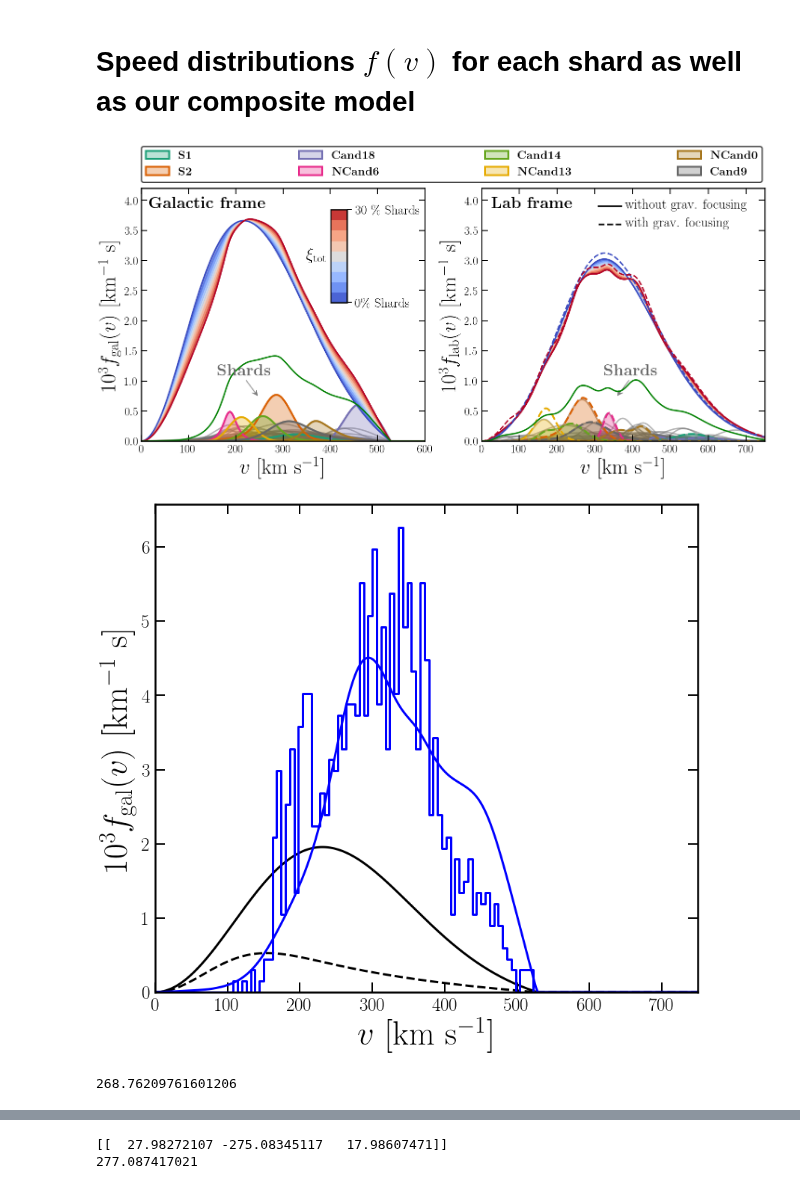
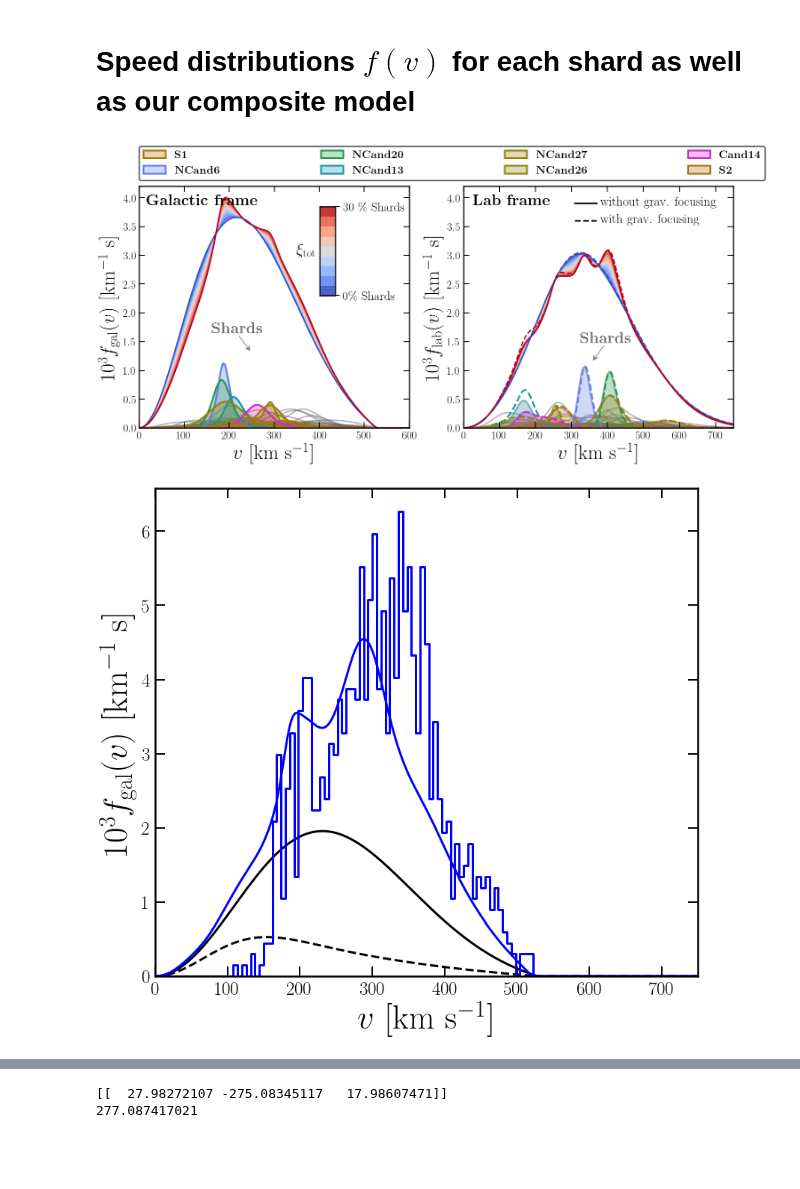
Before and after one commit to cajohare/DarkShards, a Jupyter notebook: code/Plot_SpeedDistributions.ipynb, the cells around one changed output, grey strips where cells are left out. Drawn from its saved outputs; the diff is of its cells as text; code cells hidden in the pictures; blank space fills up the shorter version.

```diff
--- a/code/Plot_SpeedDistributions.ipynb
+++ b/code/Plot_SpeedDistributions.ipynb
@@ -48,8 +48,8 @@ dispersions[0:(nshards),1] = df.sigy
 dispersions[0:(nshards),2] = df.sigz
 pops = df.population
 Psun = df.Psun
-#weights = pops*norm.pdf(Psun,loc=0.0,scale=1.0)/norm.pdf(0.0,loc=0.0,scale=1.0)
-weights = pops
+weights = norm.pdf(Psun,loc=0.0,scale=1.0)/norm.pdf(0.0,loc=0.0,scale=1.0)
+#weights = pops
 weights /= sum(weights)
 
 
@@ -132,6 +132,7 @@ y2_lab = 1e3*(xi_vals[-1]*sum(fv_lab,0)+(1.0-xi_vals[-1])*fv0_lab)
 y2_gal = 1e3*(xi_vals[-1]*sum(fv_gal,0)+(1.0-xi_vals[-1])*fv0_gal)
 y2_gf = 1e3*(xi_vals[-1]*sum(fv_gf,0)+(1.0-xi_vals[-1])*fv0_gf)
 fvs_lab = sum(fv_lab,0)
+fvs_gf = sum(fv_gf,0)
 fvs_gal = sum(fv_gal,0)
 for i in range(0,n_xi):
     xi = xi_vals[i]
@@ -150,9 +151,6 @@ ax2.plot(v,y2_lab,'-',color=col[-1,:],linewidth=3)
 ax2.plot(v,1e3*fv0_gf,'--',color=col[0,:],linewidth=3)
 ax2.plot(v,y2_gf,'--',color=col[-1,:],linewidth=3)
 
-ax1.plot(v,1e3*fvs_gal*xi_max,'g-',lw=3)
-ax2.plot(v,1e3*fvs_lab*xi_max,'g-',lw=3)
-
 
 
 # second "legend" for with/without GF
@@ -162,6 +160,8 @@ ax2.text(380,3.9-0.038,'without grav. focusing',fontsize=29)
 ax2.text(380,3.6-0.038,'with grav. focusing',fontsize=29)
 
 # Plot individual streams
+#ax1.plot(v,1e3*fvs_gal/2,'g-',lw=3)
+#ax2.plot(v,1e3*fvs_lab/2,'g-',lw=3)
 for i in range(0,nshards):
     ax1.plot(v,1e3*fv_gal[i,:],color='dimgray',alpha=0.5,linewidth=3,zorder=0)
     ax2.plot(v,1e3*fv_lab[i,:],color='dimgray',alpha=0.5,linewidth=3,zorder=0)
@@ -179,16 +179,17 @@ else:
     Examples = append('S1',Examples)
     Examples = Examples[0:-1]
 
-col_ex = (cm.Dark2(linspace(0,1,nex)))
+import cmocean
+col_ex = (cmocean.cm.phase(linspace(0,1,nshards)))
 alph= 0.3
 for i in range(0,size(Examples)):
     j = shard_label.index(Examples[i])
-    ax1.fill_between(v,1e3*fv_gal[j,:],color=col_ex[i,:],lw=4,alpha=alph,zorder=1)
-    ax1.plot(v,1e3*fv_gal[j,:],color=col_ex[i,:],lw=4,zorder=1)
-    ax1.fill_between([-1,-1],[-1,-3],facecolor=col_alpha(col_ex[i,:],alpha=alph),edgecolor=col_ex[i,:],lw=4,label=r'{\bf '+Examples[i]+r'}',zorder=1)
+    ax1.fill_between(v,1e3*fv_gal[j,:],color=col_ex[j,:],lw=4,alpha=alph,zorder=1)
+    ax1.plot(v,1e3*fv_gal[j,:],color=col_ex[j,:],lw=4,zorder=1)
+    ax1.fill_between([-1,-1],[-1,-3],facecolor=col_alpha(col_ex[j,:],alpha=alph),edgecolor=col_ex[j,:],lw=4,label=r'{\bf '+Examples[i]+r'}',zorder=1)
 
-    ax2.fill_between(v,1e3*fv_lab[j,:],color=col_ex[i,:],lw=4,alpha=alph,zorder=1)
-    ax2.plot(v,1e3*fv_gf[j,:],'--',color=col_ex[i,:],lw=4,zorder=1)
+    ax2.fill_between(v,1e3*fv_lab[j,:],color=col_ex[j,:],lw=4,alpha=alph,zorder=1)
+    ax2.plot(v,1e3*fv_gf[j,:],'--',color=col_ex[j,:],lw=4,zorder=1)
 
 # Legend lines
 leg = ax1.legend(loc='upper left',fontsize=25,edgecolor='k',ncol=4,bbox_to_anchor=(-0.02, 1.19), columnspacing=9.15)
@@ -200,42 +201,42 @@ ax1.set_xlim(left=0,right=600.0)
 ax1.set_ylim(bottom=0,top=4.2)
 ax2.set_xlim(left=0,right=750.0)
 ax2.set_ylim(bottom=0,top=4.2)
-plt.gcf().text(0.70,0.32,r'{\bf Shards}',fontsize=35,color='dimgray')
-plt.gcf().text(0.22,0.32,r'{\bf Shards}',fontsize=35,color='dimgray')
+plt.gcf().text(0.70,0.39,r'{\bf Shards}',fontsize=35,color='dimgray')
+plt.gcf().text(0.22,0.42,r'{\bf Shards}',fontsize=35,color='dimgray')
 plt.gcf().text(0.135,0.82,r'{\bf Galactic frame}',fontsize=35,color='k')
 plt.gcf().text(0.56,0.82,r'{\bf Lab frame}',fontsize=35,color='k')
 
-ax1.arrow(0.37, 0.24, 0.04, -0.06, transform=ax1.transAxes,length_includes_head=True,head_width=0.02, head_length=0.02, overhang=0.4,edgecolor='gray',facecolor='gray')
-ax2.arrow(0.52, 0.24, -0.04, -0.06, transform=ax2.transAxes,length_includes_head=True,head_width=0.02, head_length=0.02, overhang=0.4,edgecolor='gray',facecolor='gray')
+ax1.arrow(0.37, 0.38, 0.04, -0.06, transform=ax1.transAxes,length_includes_head=True,head_width=0.02, head_length=0.02, overhang=0.4,edgecolor='gray',facecolor='gray')
+ax2.arrow(0.52, 0.34, -0.04, -0.06, transform=ax2.transAxes,length_includes_head=True,head_width=0.02, head_length=0.02, overhang=0.4,edgecolor='gray',facecolor='gray')
 
 
 
 # # Custom colorbar
 import matplotlib as mpl
 from mpl_toolkits.axes_grid1.inset_locator import inset_axes
 cbar_max = r'30 \% Shards'
 cbar_min = r'0\% Shards'
 cbaxes = inset_axes(ax1, width="5%", height="50%", bbox_to_anchor=[-30, 200, 700, 400])
 norm = mpl.colors.Normalize(vmin=0,vmax=1)
 sm = plt.cm.ScalarMappable(cmap=cmap, norm=norm)
 sm.set_array([])
 plt.colorbar(sm,cax=cbaxes,ticks=(0,1),boundaries=linspace(0,1,n_xi))
 f = plt.gcf().get_children()
 cbar = f[3]
 cbar.set_yticklabels([cbar_min, cbar_max])  # vertically oriented colorbar
 cbar.tick_params(labelsize=28)
 cbar.tick_params(which='major',direction='out',width=2,length=10,right=True,top=False,pad=7)
 cbar.tick_params(which='minor',direction='out',width=2,length=7,right=True,top=False)
 plt.gcf().text(0.33,0.66,r'$\xi_{\rm tot}$',fontsize=35,color='k')
 
 
 # Save figure
 plt.show()
 pltname = 'Shards_fv'
 fig.savefig('../plots/'+pltname+'.pdf',bbox_inches='tight')
 fig.savefig('../plots/plots_png/'+pltname+'.png',bbox_inches='tight')
 # %% [output]
-[figure, old version]
+[figure, new version]
 # %%
 fig,ax = MySquarePlot(xlab,ylab1)
 eta = 0.2
@@ -278,8 +279,4 @@ plt.xlim([0,750])
 ax.set_ylim(bottom=0.0)
 plt.show()
 # %% [output]
-[figure, old version]
+[figure, new version]
-# %%
-sqrt(sum(velocities[5,:]**2.0))
-# %% [output]
-268.76209761601206
```
Also changed, not shown: parts of 3 cells of this notebook, 13 other files.
